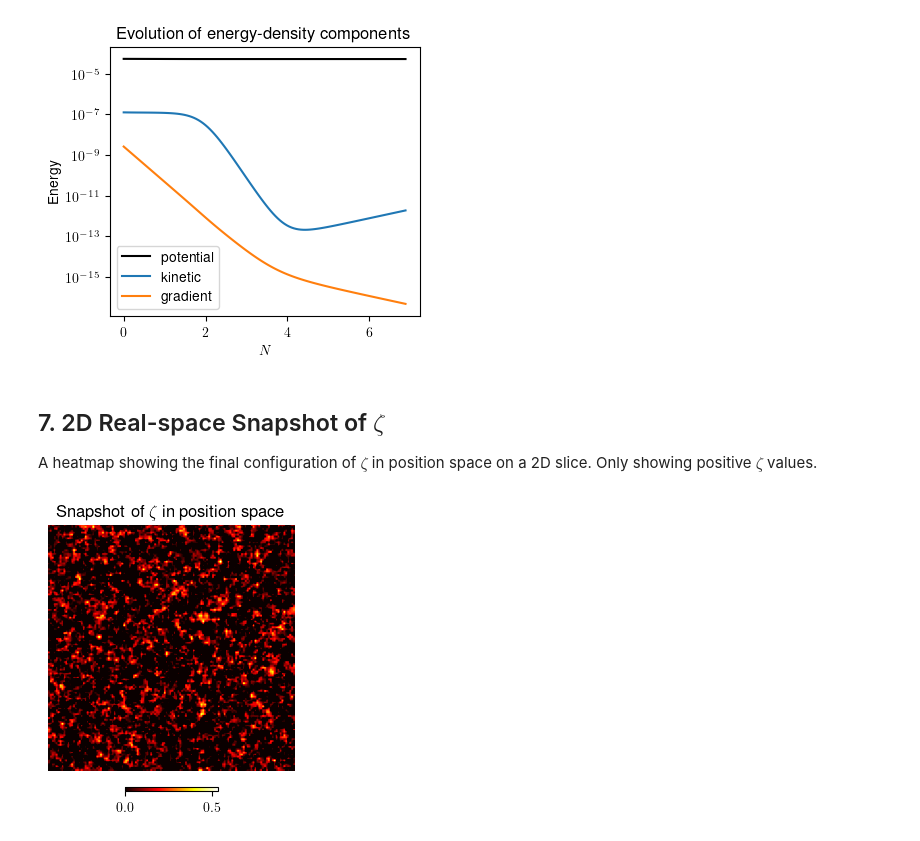
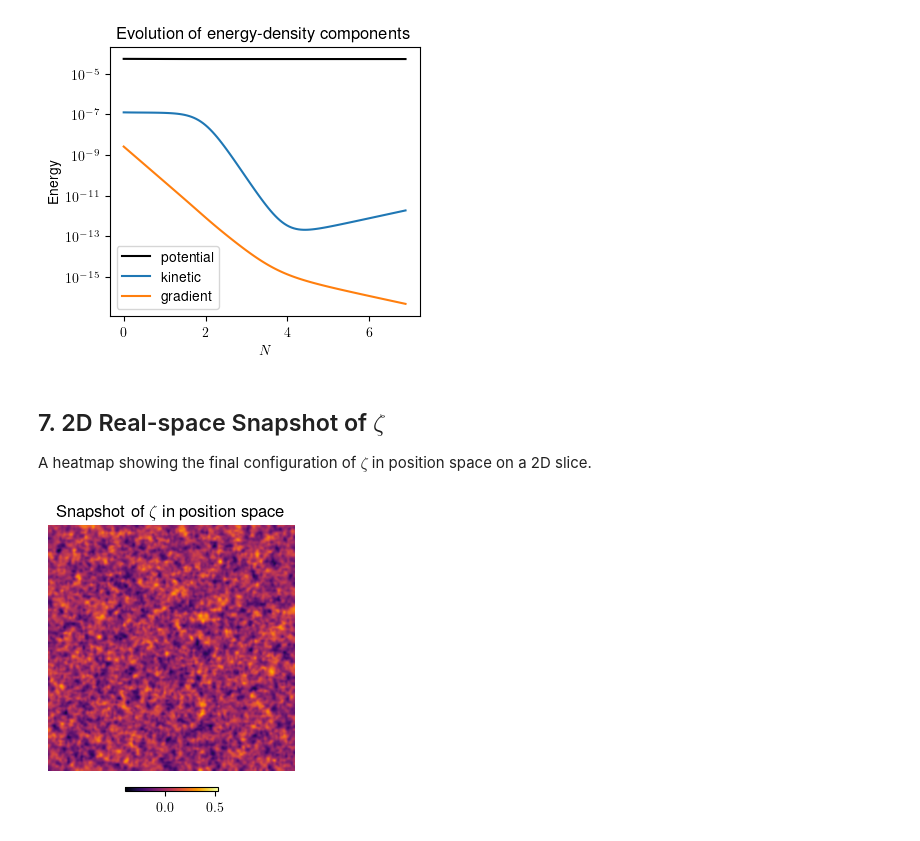
Before and after one commit to caravangelo/inflation-easy, a Jupyter notebook: notebooks/plot.ipynb, the cells around one changed output. Cells and saved outputs as stored; diff of their text form; code cells hidden in the pictures.

```diff
--- a/notebooks/plot.ipynb
+++ b/notebooks/plot.ipynb
@@ -141,29 +146,31 @@ plt.show()
 [figure]
 # %% [markdown]
 ## 7. 2D Real-space Snapshot of $\zeta$
-A heatmap showing the final configuration of $\zeta$ in position space on a 2D slice. Only showing positive $\zeta$ values.
+A heatmap showing the final configuration of $\zeta$ in position space on a 2D slice.
 # %%
 # Load 2D box snapshot of zeta
 zeta_flat = np.loadtxt(path + 'snapshots_2d_deltaN.dat')
 N = int(np.sqrt(len(zeta_flat)))
 zeta_timesteps = zeta_flat.reshape(-1, N, N)
 
 # Final field
 zeta_final = zeta_timesteps[-1]
 
 # Normalize for colormap
 valmax = np.max(zeta_final)
-norm = Normalize(vmin=0, vmax=valmax)
+valmin = np.min(zeta_final)
+norm = Normalize(vmin=valmin, vmax=valmax)
 
 # Create colormap and plot
 fig, ax = plt.subplots(figsize=(4, 4))
-cmap = matplotlib.colormaps['hot'].copy()
+cmap = matplotlib.colormaps['inferno'].copy()
 cmap.set_bad(color='green')
 
-im = ax.imshow(zeta_final, norm=norm, cmap=cmap)
+im = ax.imshow(zeta_final, norm=norm, cmap=cmap, interpolation='bicubic')
 ax.axis('off')
 fig.colorbar(im, ax=ax, shrink=0.3, location='bottom', pad=0.05)
 plt.title(r"Snapshot of $\zeta$ in position space")
+#plt.savefig('../plots/snapshot.pdf', dpi=300, bbox_inches='tight')
 plt.show()
 # %% [output]
-[figure, old version]
+[figure, new version]
```
Also changed, not shown: parts of 5 cells of this notebook.
